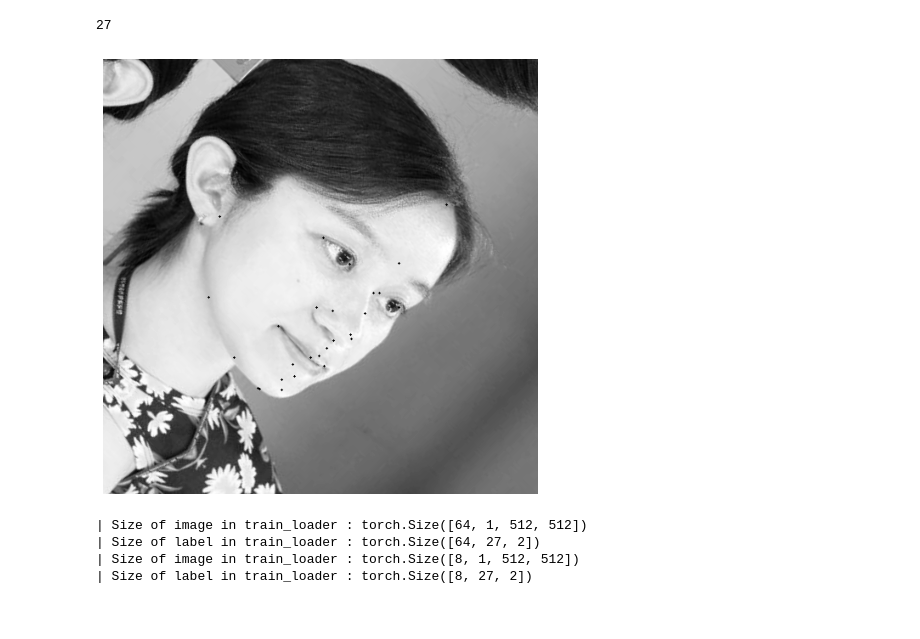
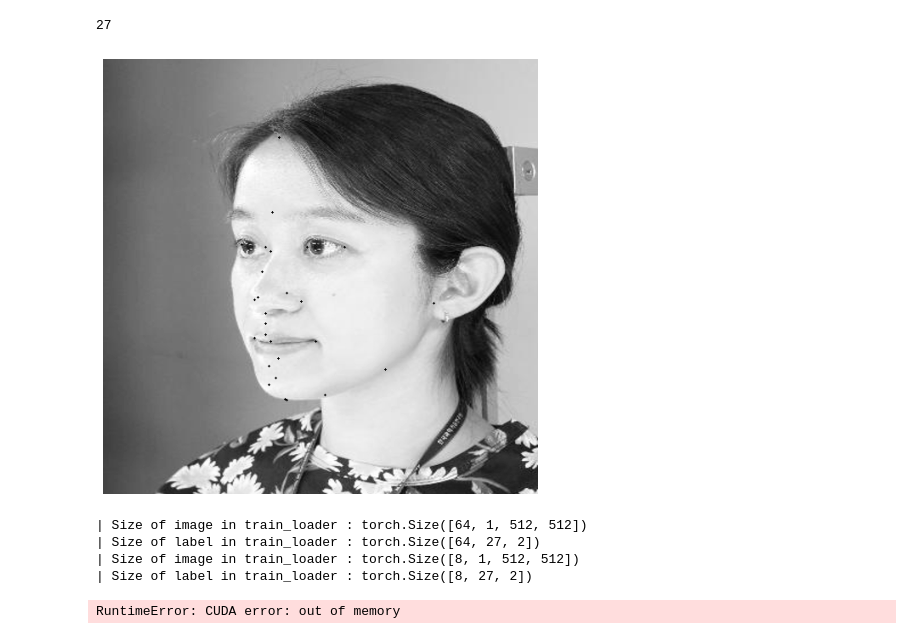
Before and after one commit to Minhan-Bae/FLD-scratch, a Jupyter notebook: home_run.ipynb, the cells around one changed output. Drawn from its saved outputs; the diff is of its cells as text; code cells hidden in the pictures.

```diff
--- a/home_run.ipynb
+++ b/home_run.ipynb
@@ -66,22 +73,22 @@ len(pd.read_csv(C.LABEL_LIST[0]).values.tolist())
 # %%
 k_dataset_train = kfacedataset(
     image_list=C.IMAGE_LIST,
     label_list=C.LABEL_LIST,
     transform=get_augmentation(data_type="train")
     )
 
 k_dataset_valid = kfacedataset(
     image_list=C.IMAGE_LIST,
     label_list=C.LABEL_LIST,
     transform=get_augmentation(data_type="valid")
     )
 
 # # (Option) visualize dataset
-for idx, (image, landmarks) in enumerate(k_dataset_train): # torch.Size([1, 512, 512])
+for idx, (image, landmarks) in enumerate(k_dataset_valid): # torch.Size([1, 512, 512])
     if idx == 1:
         vis_keypoints(image, landmarks)
 # %% [output]
-[figure, old version]
+[figure, new version]
 # %%
 train_dataset, _ = D.random_split(k_dataset_train, [C.LEN_TRAIN_SET, C.LEN_VALID_SET])
 _, valid_dataset = D.random_split(k_dataset_valid, [C.LEN_TRAIN_SET, C.LEN_VALID_SET])
@@ -125,3 +127,12 @@ model = model.to(device)
+# %%
+pretrained_model = '/home/ubuntu/workspace/FLD-scratch/result/face_landmarks_kface.pth'
+model = resnet18().cpu()
+if pretrained_model:
+    state_dict = torch.load(pretrained_model,map_location='cpu')
+    model.load_state_dict(state_dict)
+model = model.to(device)
+# %% [output]
+RuntimeError: CUDA error: out of memory
 # %%
 x = torch.randn([1, 1, 512, 512]).to(device)
 out = model(x).to(device)
```
Also changed, not shown: parts of 6 cells of this notebook, 4 other files.
